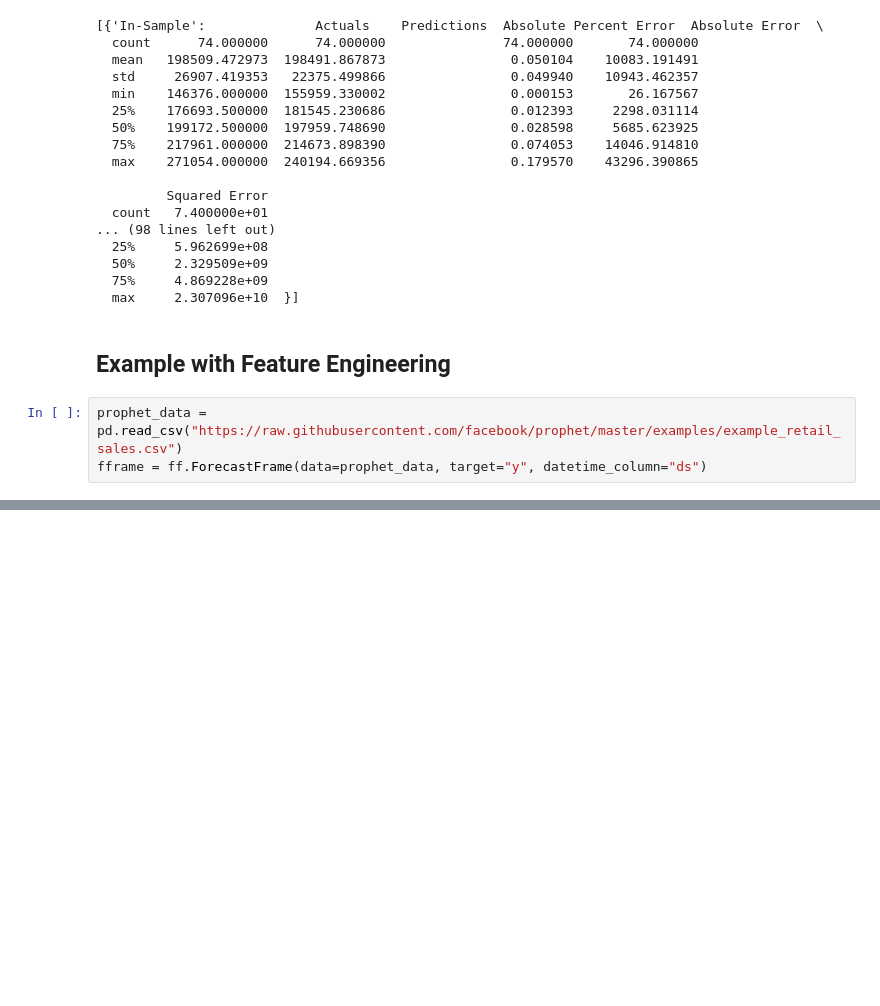
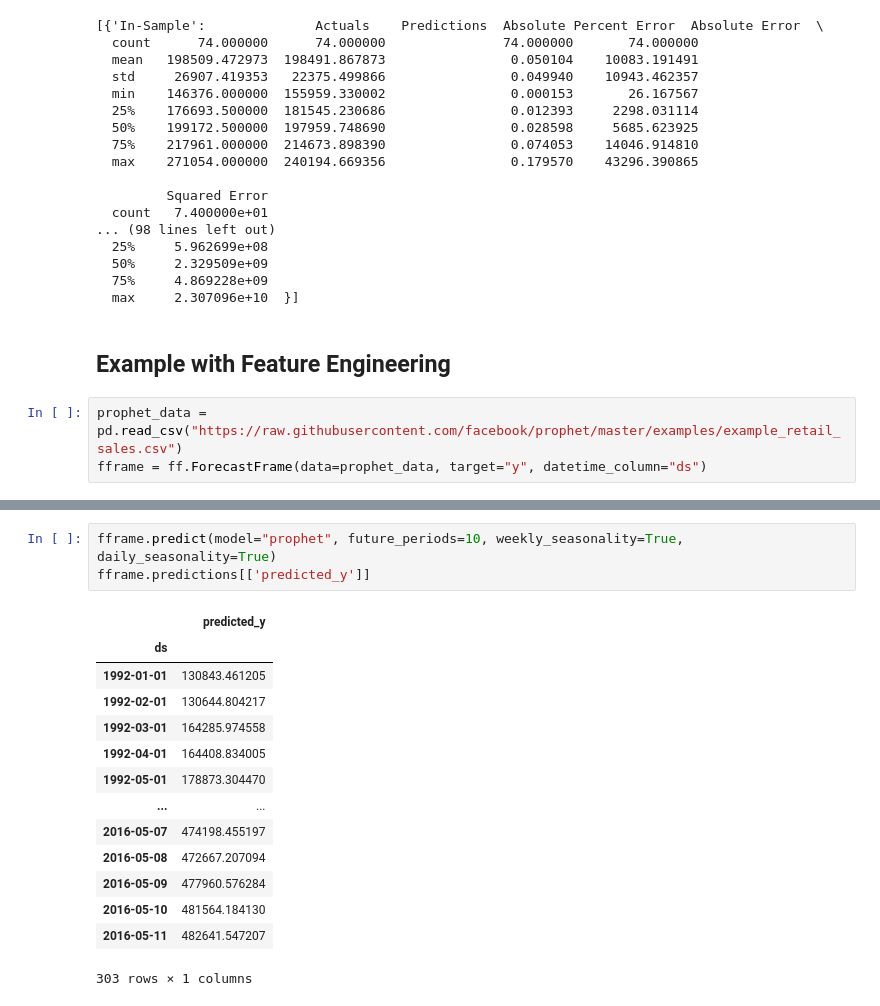
Before and after one commit to ntlind/forecastframe, a Jupyter notebook: examples/prophet_example.ipynb, the cells around one changed output, grey strips where cells are left out. Saved outputs shown, nothing was run; the diff lists cells and outputs as text; blank space fills up the shorter version.

```diff
--- a/examples/prophet_example.ipynb
+++ b/examples/prophet_example.ipynb
@@ -128 +146,19 @@ fframe.lag_features(features='y', lags=[1, 2, 5, 7, 29, 30])
+# %%
+fframe.predict(model="prophet", future_periods=10, weekly_seasonality=True, daily_seasonality=True)
+fframe.predictions[['predicted_y']]
+# %% [output]
+|  | predicted_y |
+| ds |  |
+| 1992-01-01 | 130843.461205 |
+| 1992-02-01 | 130644.804217 |
+| 1992-03-01 | 164285.974558 |
+| 1992-04-01 | 164408.834005 |
+| 1992-05-01 | 178873.304470 |
+| ... | ... |
+| 2016-05-07 | 474198.455197 |
+| 2016-05-08 | 472667.207094 |
+| 2016-05-09 | 477960.576284 |
+| 2016-05-10 | 481564.184130 |
+| 2016-05-11 | 482641.547207 |
+303 rows × 1 columns
 # %%
```
Also changed, not shown: parts of 10 cells of this notebook, 3 other files.
